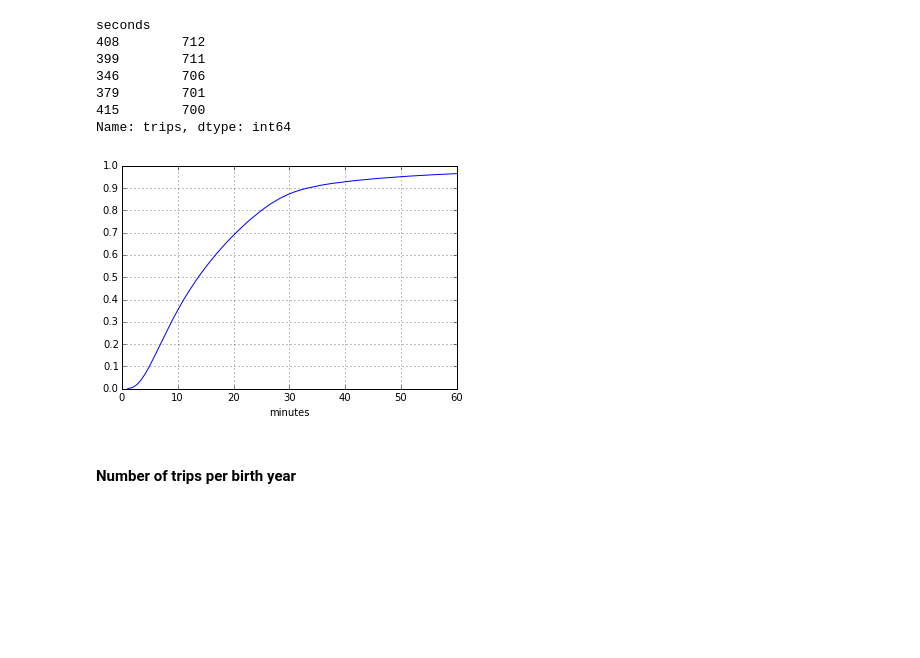
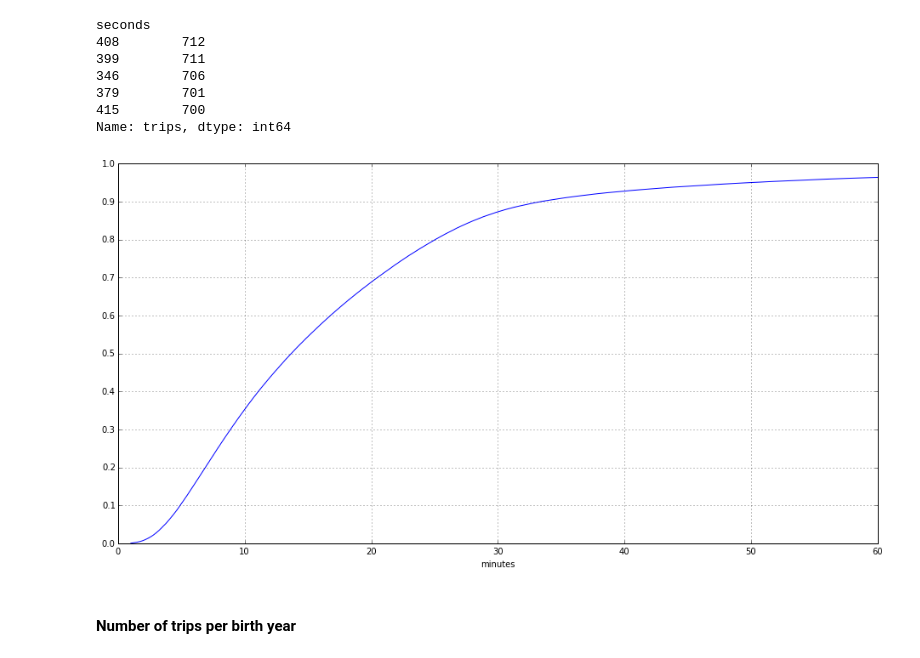
Before and after one commit to gjreda/pydata2014nyc, a Jupyter notebook: demo.ipynb, the cells around one changed output. Saved outputs shown, nothing was run; the diff lists cells and outputs as text; code cells hidden in the pictures; blank space fills up the shorter version.

```diff
--- a/demo.ipynb
+++ b/demo.ipynb
@@ -658,11 +604,11 @@ df['minutes'] = df.seconds/60.
 df.set_index('minutes', inplace=True)
 df.sort(inplace=True)
 # %%
-(df.trips.cumsum() / df.trips.sum()).plot()
+(df.trips.cumsum() / df.trips.sum()).plot(figsize=(16,8))
 plt.xlim(0, 60)
 plt.yticks(np.arange(0, 1.1, 0.1));
 # %% [output]
-[figure, old version]
+[figure, new version]
 # %% [markdown]
 #### Number of trips per birth year
 # %%
```
Also changed, not shown: parts of 14 cells of this notebook.
